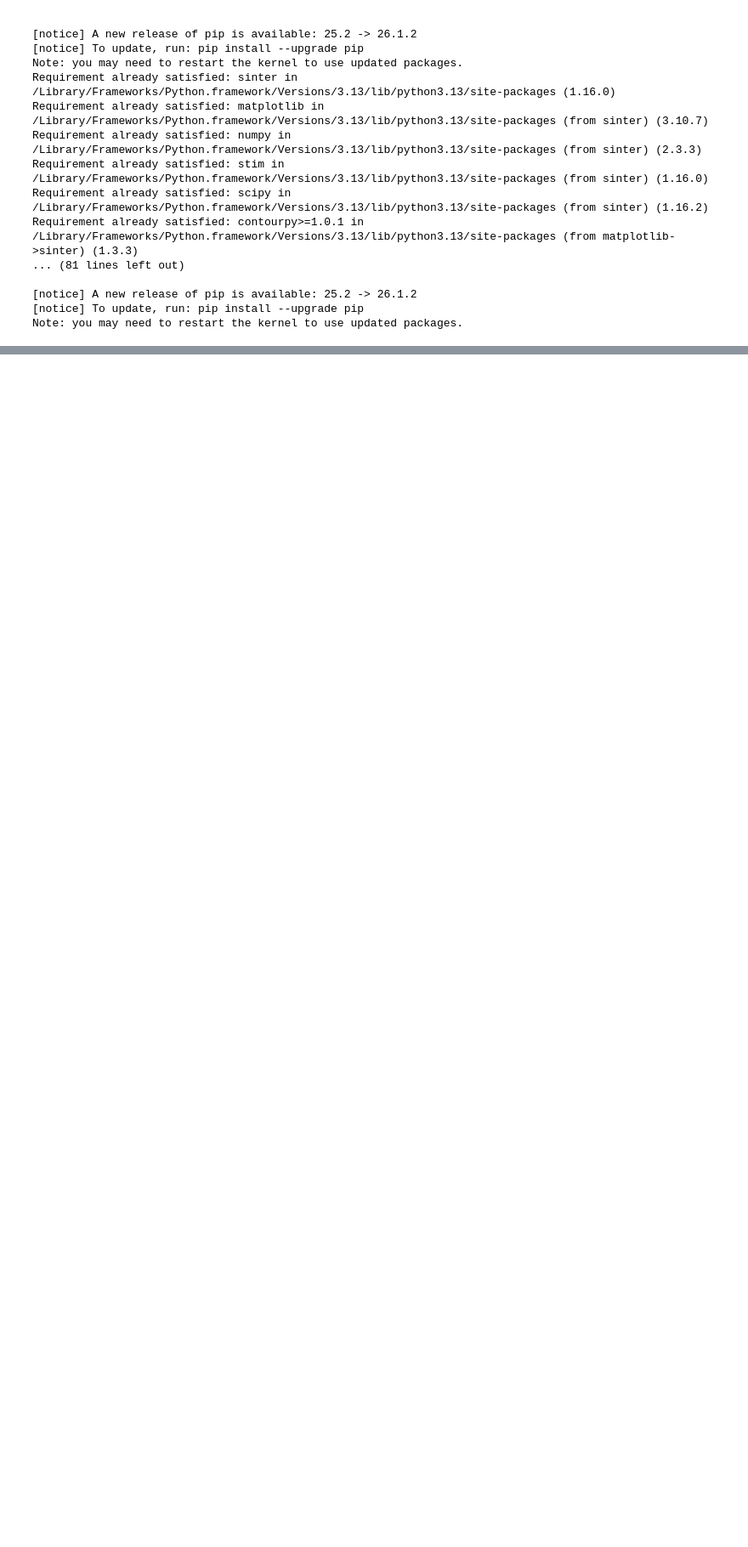
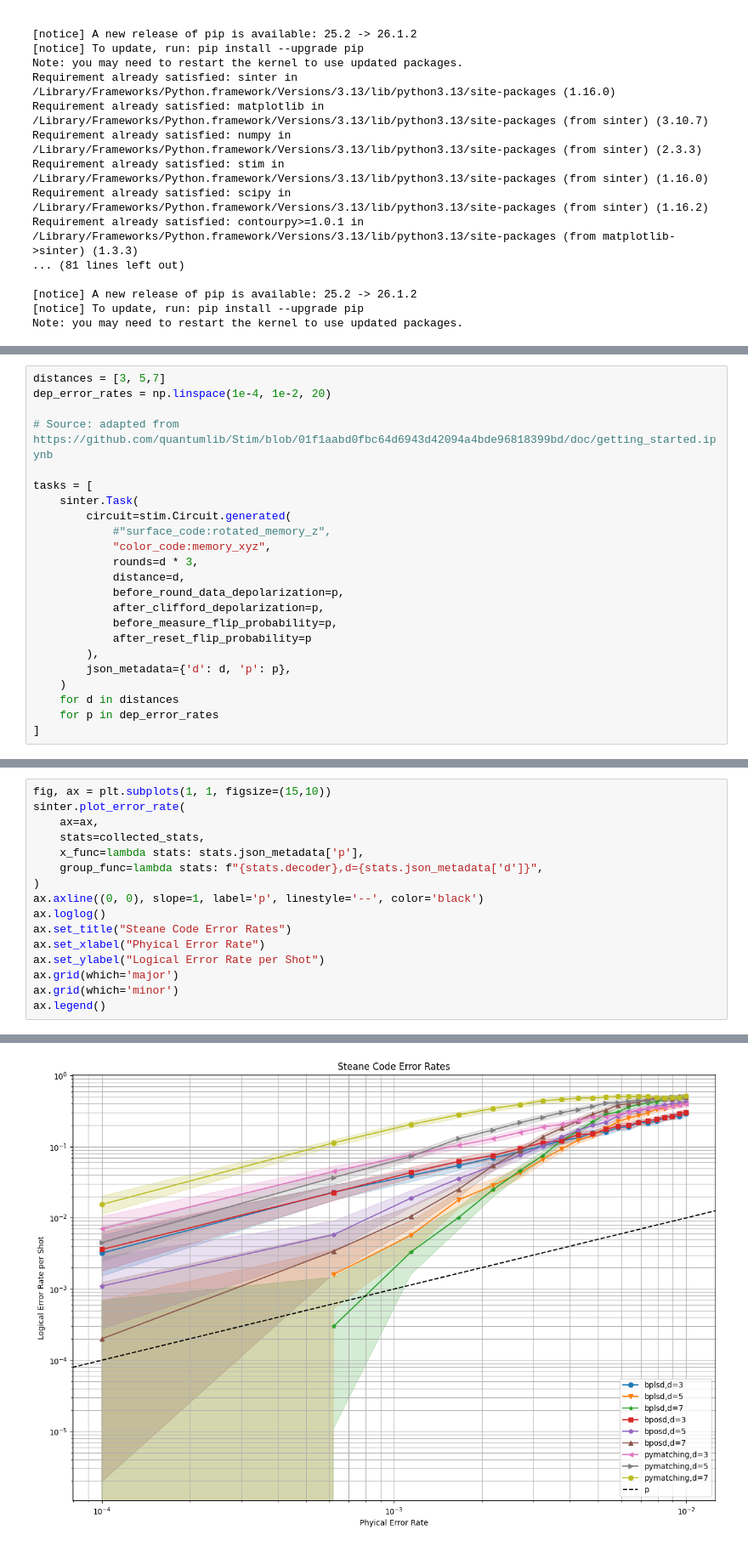
Before and after one commit to KjellMoller/qec-decoders, a Jupyter notebook: demos/demo1.ipynb, the cells around one changed output, grey strips where cells are left out. Shown at 85% size. Saved outputs shown, nothing was run; the diff lists cells and outputs as text; blank space fills up the shorter version.

```diff
--- a/demos/demo1.ipynb
+++ b/demos/demo1.ipynb
@@ -137,0 +140,23 @@ plt.show()
+# %%
+distances = [3, 5,7]
+dep_error_rates = np.linspace(1e-4, 1e-2, 20)
+
+# Source: adapted from https://github.com/quantumlib/Stim/blob/01f1aabd0fbc64d6943d42094a4bde96818399bd/doc/getting_started.ipynb
+
+tasks = [
+    sinter.Task(
+        circuit=stim.Circuit.generated(
+            #"surface_code:rotated_memory_z",
+            "color_code:memory_xyz",
+            rounds=d * 3,
+            distance=d,
+            before_round_data_depolarization=p,
+            after_clifford_depolarization=p,
+            before_measure_flip_probability=p,
+            after_reset_flip_probability=p
+        ),
+        json_metadata={'d': d, 'p': p},
+    )
+    for d in distances
+    for p in dep_error_rates
+]
@@ -137,0 +195,17 @@ plt.show()
+# %%
+fig, ax = plt.subplots(1, 1, figsize=(15,10))
+sinter.plot_error_rate(
+    ax=ax,
+    stats=collected_stats,
+    x_func=lambda stats: stats.json_metadata['p'],
+    group_func=lambda stats: f"{stats.decoder},d={stats.json_metadata['d']}",
+)
+ax.axline((0, 0), slope=1, label='p', linestyle='--', color='black')
+ax.loglog()
+ax.set_title("Steane Code Error Rates")
+ax.set_xlabel("Phyical Error Rate")
+ax.set_ylabel("Logical Error Rate per Shot")
+ax.grid(which='major')
+ax.grid(which='minor')
+ax.legend()
+# %% [output]
@@ -137,0 +213 @@ plt.show()
+[figure, added]
```
Also changed, not shown: parts of 9 cells of this notebook.
